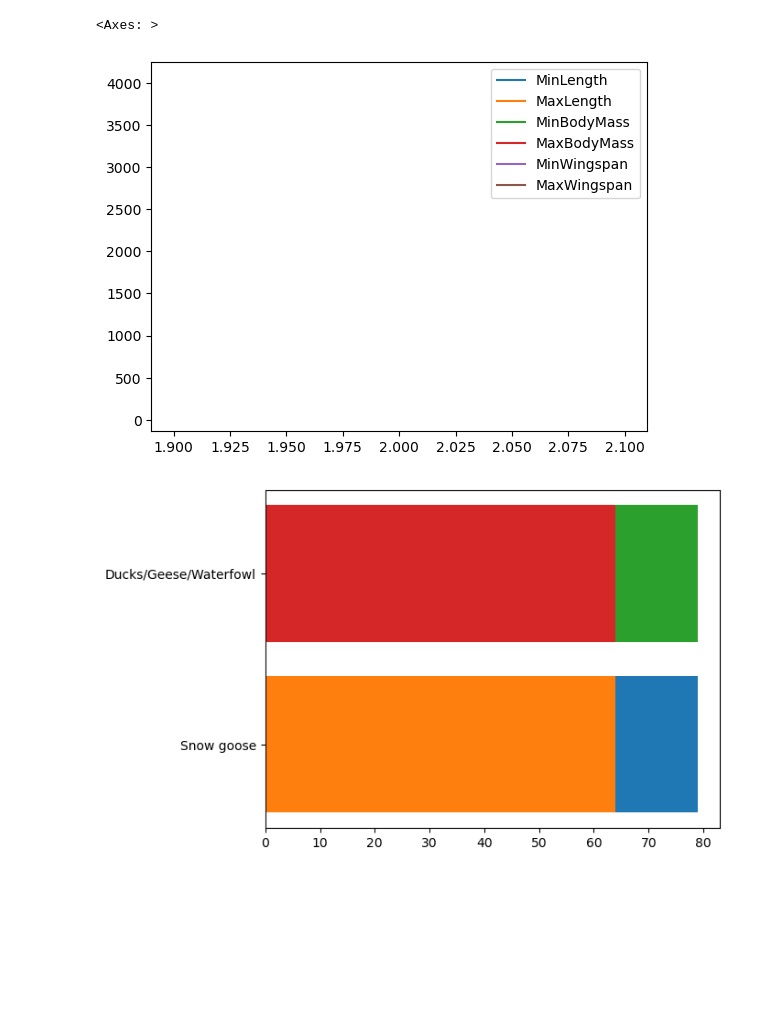
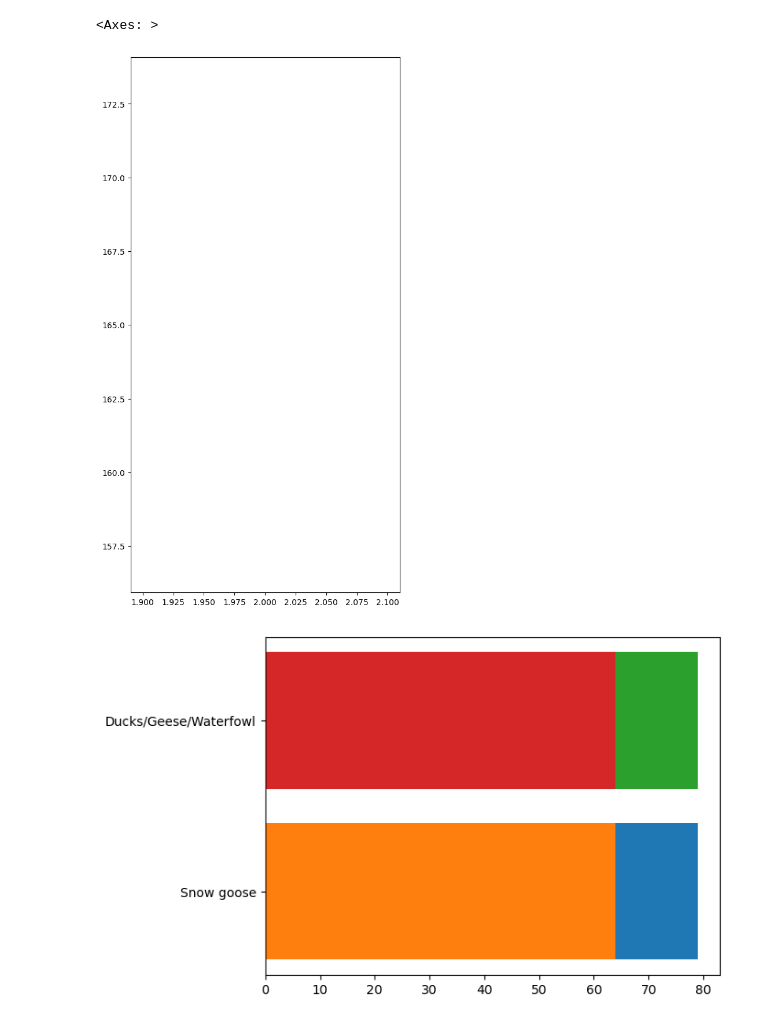
Before and after one commit to Mudacrixxz/ML_4_Beginners_ArewaDS-MMI, a Jupyter notebook: WEEK_003/visualizing_quantities.ipynb, the cells around one changed output. Drawn from its saved outputs; the diff is of its cells as text; code cells hidden in the pictures; blank space fills up the shorter version.

```diff
--- a/WEEK_003/visualizing_quantities.ipynb
+++ b/WEEK_003/visualizing_quantities.ipynb
@@ -17,11 +17,12 @@ snow_goose.head()
 # %% [output]
 |  | Name | ScientificName | Category | Order | Family | Genus | ConservationStatus | MinLength | ... |
 | 2 | Snow goose | Anser caerulescens | Ducks/Geese/Waterfowl | Anseriformes | Anatidae | Anser | LC | 64.0 | ... |
-# %%
-snow_goose.plot()
-# %% [output]
-<Axes: >
-[figure, removed]
+# %%
+snow_goose_Maxwingspan = snow_goose['MaxWingspan']
+snow_goose_Maxwingspan.plot()
+# %% [output]
+<Axes: >
+[figure, added]
 # %%
 minLength = snow_goose['MinLength']
 maxLength = snow_goose['MaxLength']
```
Also changed, not shown: parts of 2 cells of this notebook, 1 other file.
